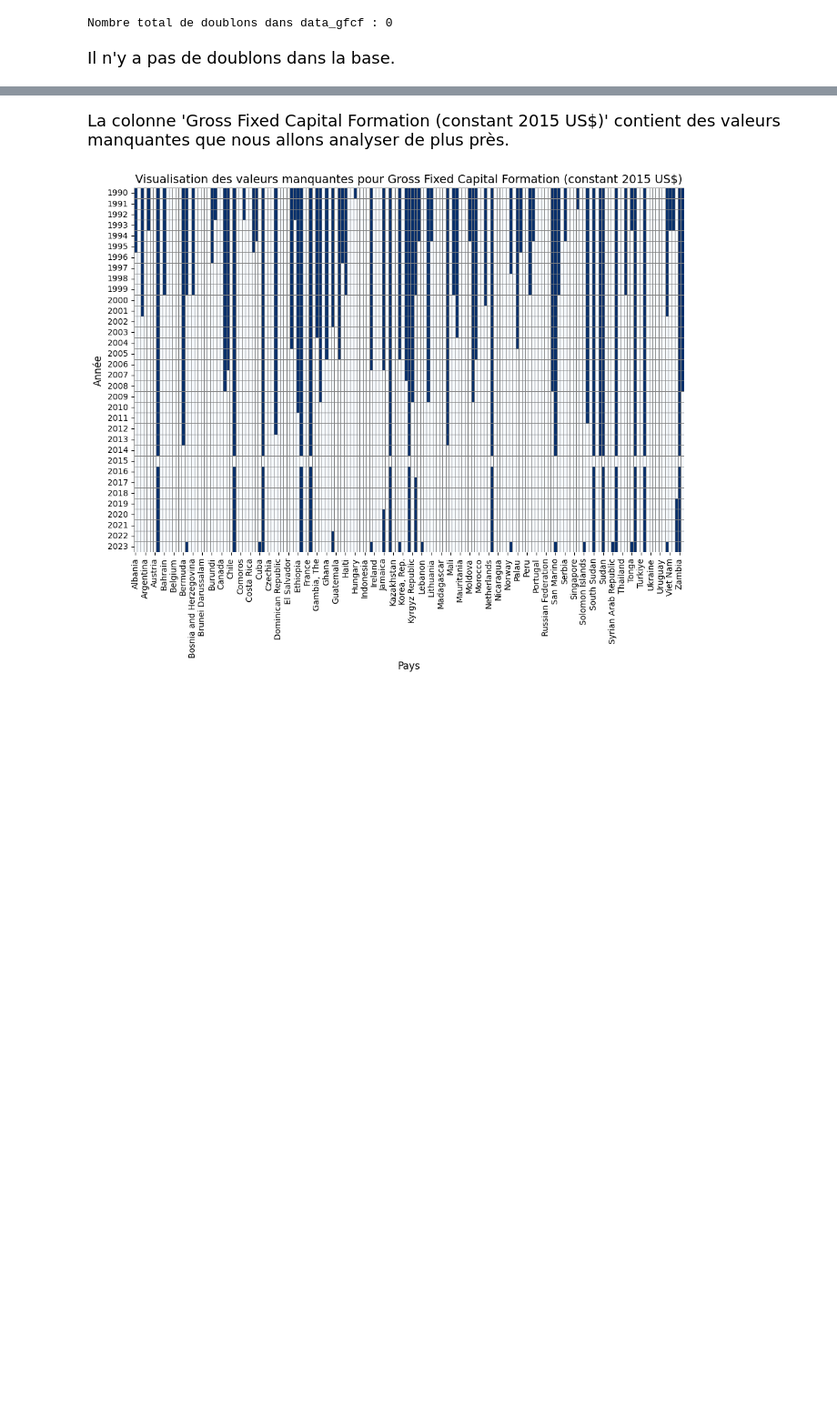
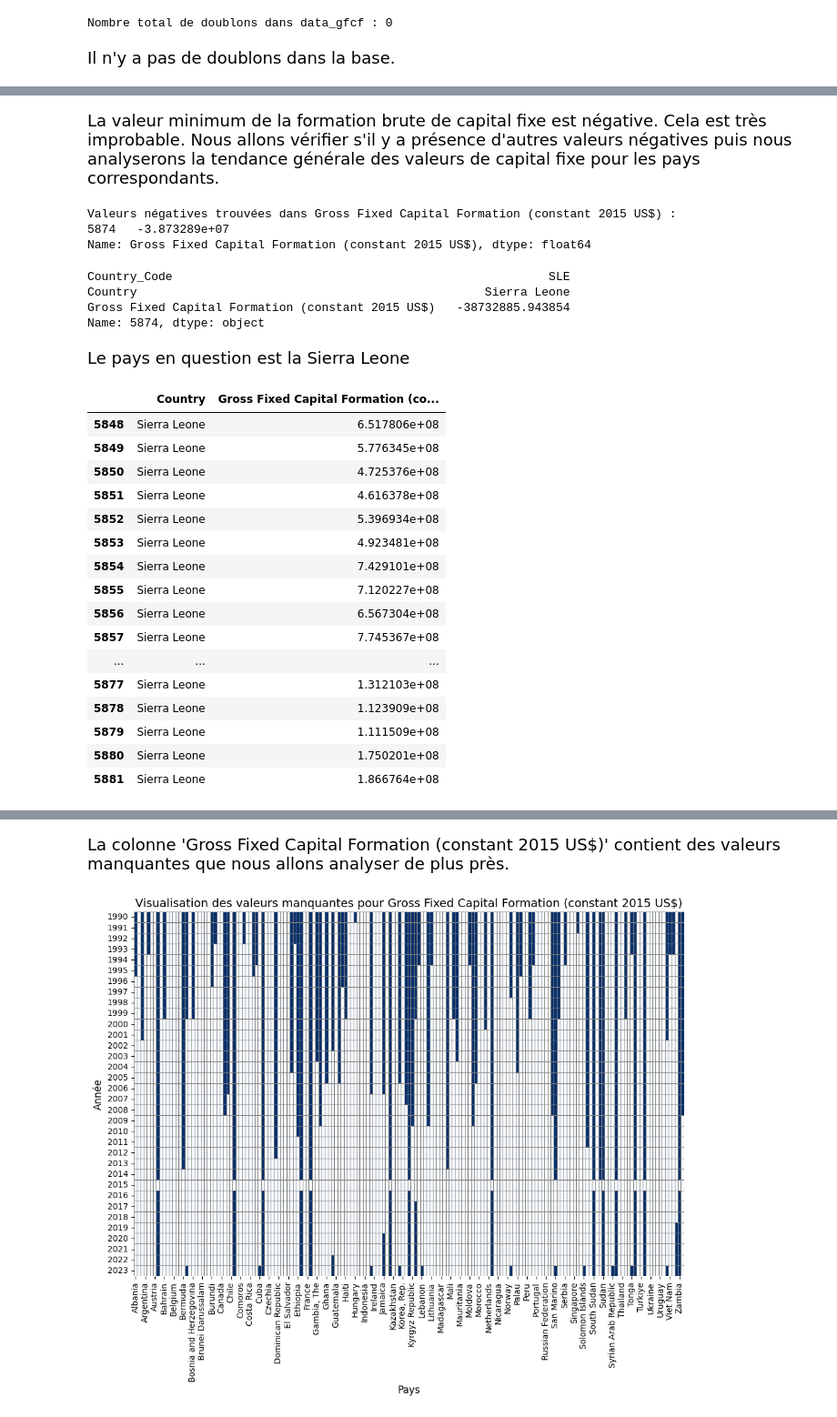
Before and after one commit to tziemiNgansop237/Projet_Python, a Jupyter notebook: src/Preparation_donnees.ipynb, the cells around one changed output, grey strips where cells are left out. Shown at 91% size. Cells and saved outputs as stored; diff of their text form; code cells hidden in the pictures; blank space fills up the shorter version.

```diff
--- a/src/Preparation_donnees.ipynb
+++ b/src/Preparation_donnees.ipynb
@@ -220,0 +231,44 @@ memory usage: 230.7+ KB
+# %% [markdown]
+<p style="line-height: 1.6; font-family: 'Serial', serif; font-size: 18px; ">La valeur minimum de la formation brute de capital fixe est négative. Cela est très improbable. Nous allons vérifier s'il y a présence d'autres valeurs négatives puis nous analyserons la tendance générale des valeurs de capital fixe pour les pays correspondants.</p>
+# %%
+# Vérification d'autres valeurs négatives
+valeurs_negatives = data_gfcf[data_gfcf['Gross Fixed Capital Formation (constant 2015 US$)'] < 0]['Gross Fixed Capital Formation (constant 2015 US$)']
+
+if not valeurs_negatives.empty:
+    print(f"Valeurs négatives trouvées dans {'Gross Fixed Capital Formation (constant 2015 US$)'} :")
+    print(valeurs_negatives)
+else:
+    print(f"Aucune valeur négative dans la colonne {'Gross Fixed Capital Formation (constant 2015 US$)'}.")
+# %% [output]
+Valeurs négatives trouvées dans Gross Fixed Capital Formation (constant 2015 US$) :
+5874   -3.873289e+07
+Name: Gross Fixed Capital Formation (constant 2015 US$), dtype: float64
+# %%
+data_gfcf.loc[5874, ['Country_Code', 'Country', 'Gross Fixed Capital Formation (constant 2015 US$)']]
+# %% [output]
+Country_Code                                                     SLE
+Country                                                 Sierra Leone
+Gross Fixed Capital Formation (constant 2015 US$)   -38732885.943854
+Name: 5874, dtype: object
+# %% [markdown]
+<p style="line-height: 1.6; font-family: 'Serial', serif; font-size: 18px; ">Le pays en question est la Sierra Leone</p>
+# %%
+data_gfcf.loc[data_gfcf['Country_Code'] == 'SLE', ['Country', 'Gross Fixed Capital Formation (constant 2015 US$)']]
+# %% [output]
+|  | Country | Gross Fixed Capital Formation (co... |
+| 5848 | Sierra Leone | 6.517806e+08 |
+| 5849 | Sierra Leone | 5.776345e+08 |
+| 5850 | Sierra Leone | 4.725376e+08 |
+| 5851 | Sierra Leone | 4.616378e+08 |
+| 5852 | Sierra Leone | 5.396934e+08 |
+| 5853 | Sierra Leone | 4.923481e+08 |
+| 5854 | Sierra Leone | 7.429101e+08 |
+| 5855 | Sierra Leone | 7.120227e+08 |
+| 5856 | Sierra Leone | 6.567304e+08 |
+| 5857 | Sierra Leone | 7.745367e+08 |
+| ... | ... | ... |
+| 5877 | Sierra Leone | 1.312103e+08 |
+| 5878 | Sierra Leone | 1.123909e+08 |
+| 5879 | Sierra Leone | 1.111509e+08 |
+| 5880 | Sierra Leone | 1.750201e+08 |
+| 5881 | Sierra Leone | 1.866764e+08 |
```
Also changed, not shown: parts of 11 cells of this notebook, 1 other file.
